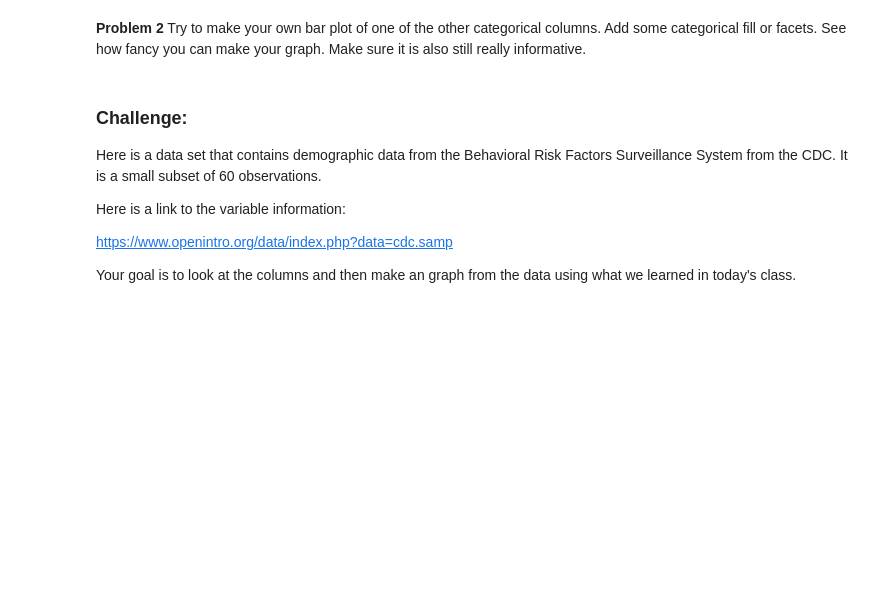
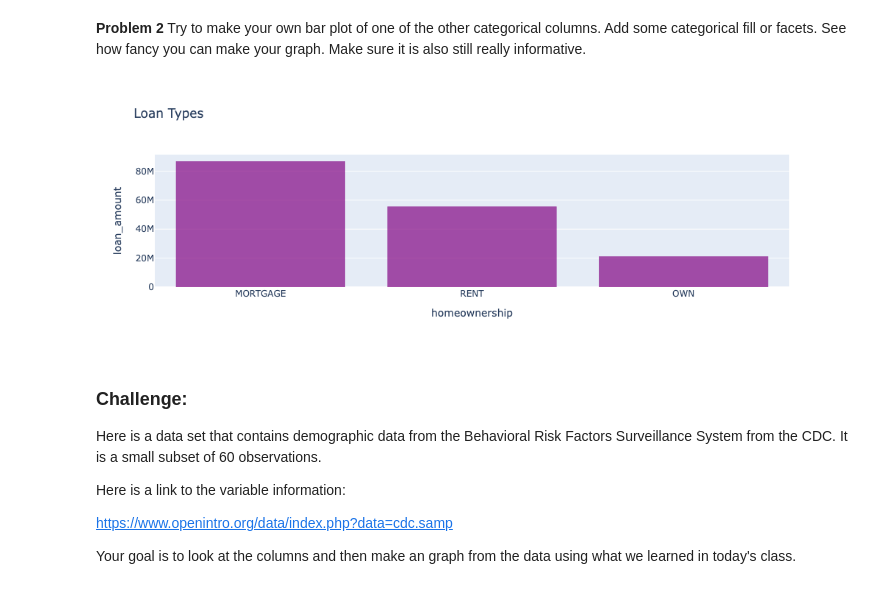
Before and after one commit to urielmartinez09/Day4, a Jupyter notebook: Day4-HW.ipynb, the cells around one changed output. Saved outputs shown, nothing was run; the diff lists cells and outputs as text; code cells hidden in the pictures; blank space fills up the shorter version.

```diff
--- a/Day4-HW.ipynb
+++ b/Day4-HW.ipynb
@@ -162,7 +206,16 @@ fig.show()
 # %% [markdown]
 **Problem 2** Try to make your own bar plot of one of the other categorical columns. Add some categorical fill or facets. See how fancy you can make your graph. Make sure it is also still really informative.
 # %%
-# Your code here
+
+fig = px.bar(DF,
+             title = " Loan Types ",
+            x='homeownership',
+             y = 'loan_amount',
+            color_discrete_sequence=['purple'])
+fig.update_traces(dict(marker_line_width=0))
+fig.show()
+# %% [output]
+[figure, added]
 # %% [markdown]
 ### Challenge:
 
```
Also changed, not shown: parts of 17 cells of this notebook.
